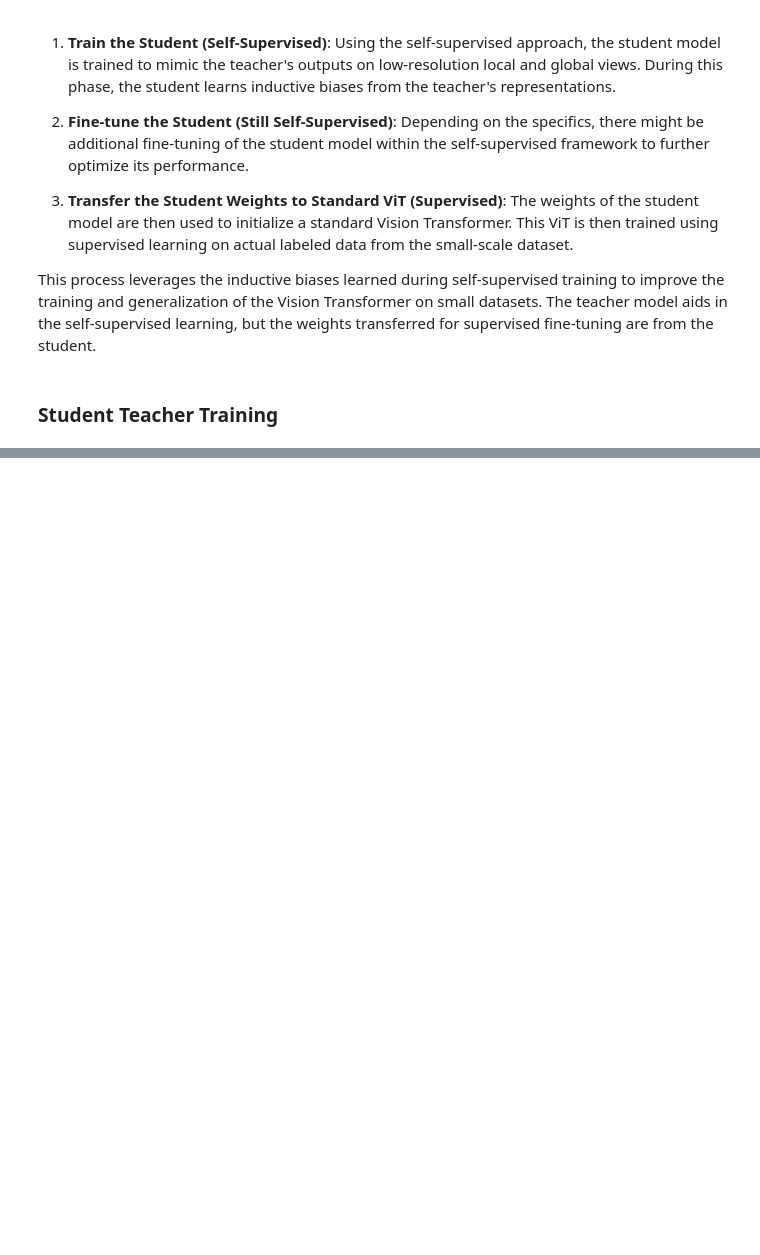
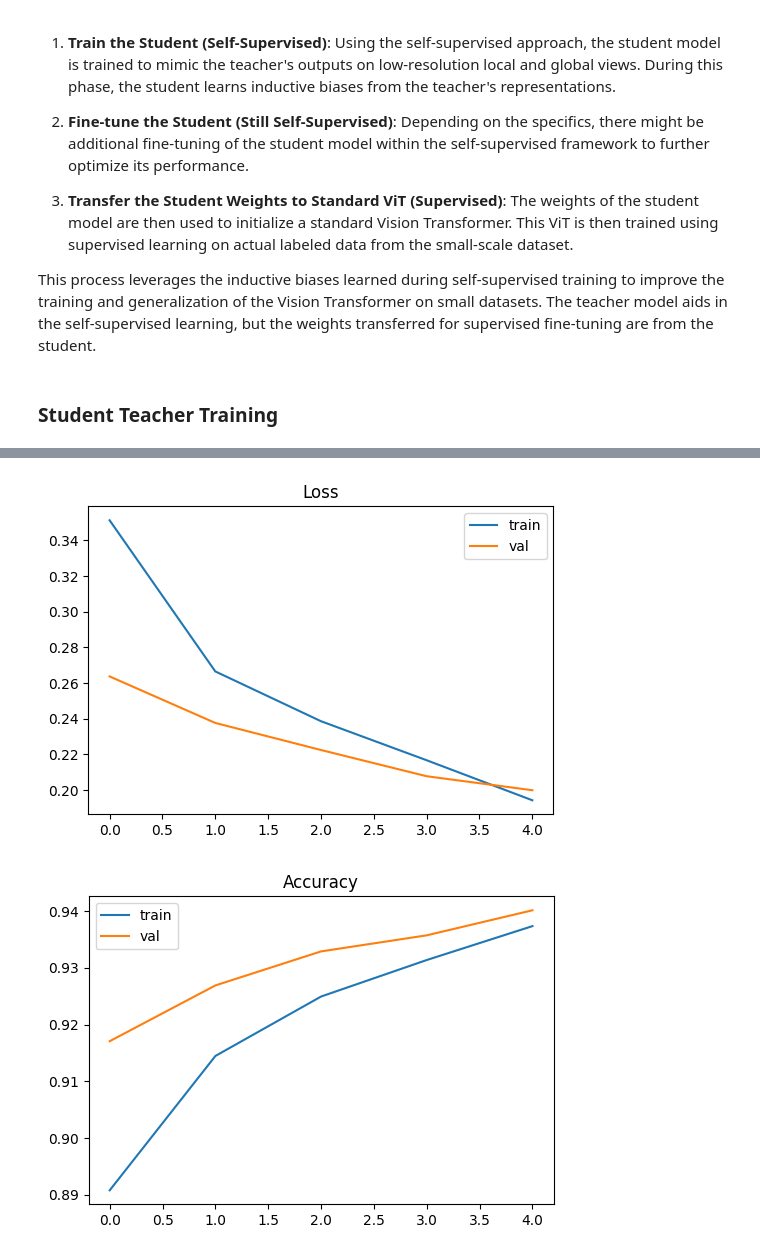
Before and after one commit to pressi-g/pytorch-vit, a Jupyter notebook: notebooks/final_vit_mnist.ipynb, the cells around one changed output, grey strips where cells are left out. Drawn from its saved outputs; the diff is of its cells as text; code cells hidden in the pictures; blank space fills up the shorter version.

```diff
--- a/notebooks/final_vit_mnist.ipynb
+++ b/notebooks/final_vit_mnist.ipynb
@@ -1460,3 +1488,25 @@ weighted avg       0.93      0.93      0.93     10000
+# %%
+# Plot losses
+plt.figure(figsize=(6, 4))
+plt.title('Loss')
+plt.plot(train_losses, label='train')
+plt.plot(val_losses, label='val')
+plt.legend()
+plt.show()
+
+# Plot accuracies
+plt.figure(figsize=(6, 4))
+plt.title('Accuracy')
+# move list to cpu
+train_acc = [i.cpu() for i in train_acc]
+val_acc = [i.cpu() for i in val_acc]
+plt.plot(train_acc, label='train')
+plt.plot(val_acc, label='val')
+plt.legend()
+plt.show()
+# %% [output]
+[figure, added]
+[figure, added]
 # %%
 # def latexify(fig_width=7, fig_height=5, columns=1):
 #     """Set up matplotlib's RC params for LaTeX plotting.
```
Also changed, not shown: parts of 9 cells of this notebook.
